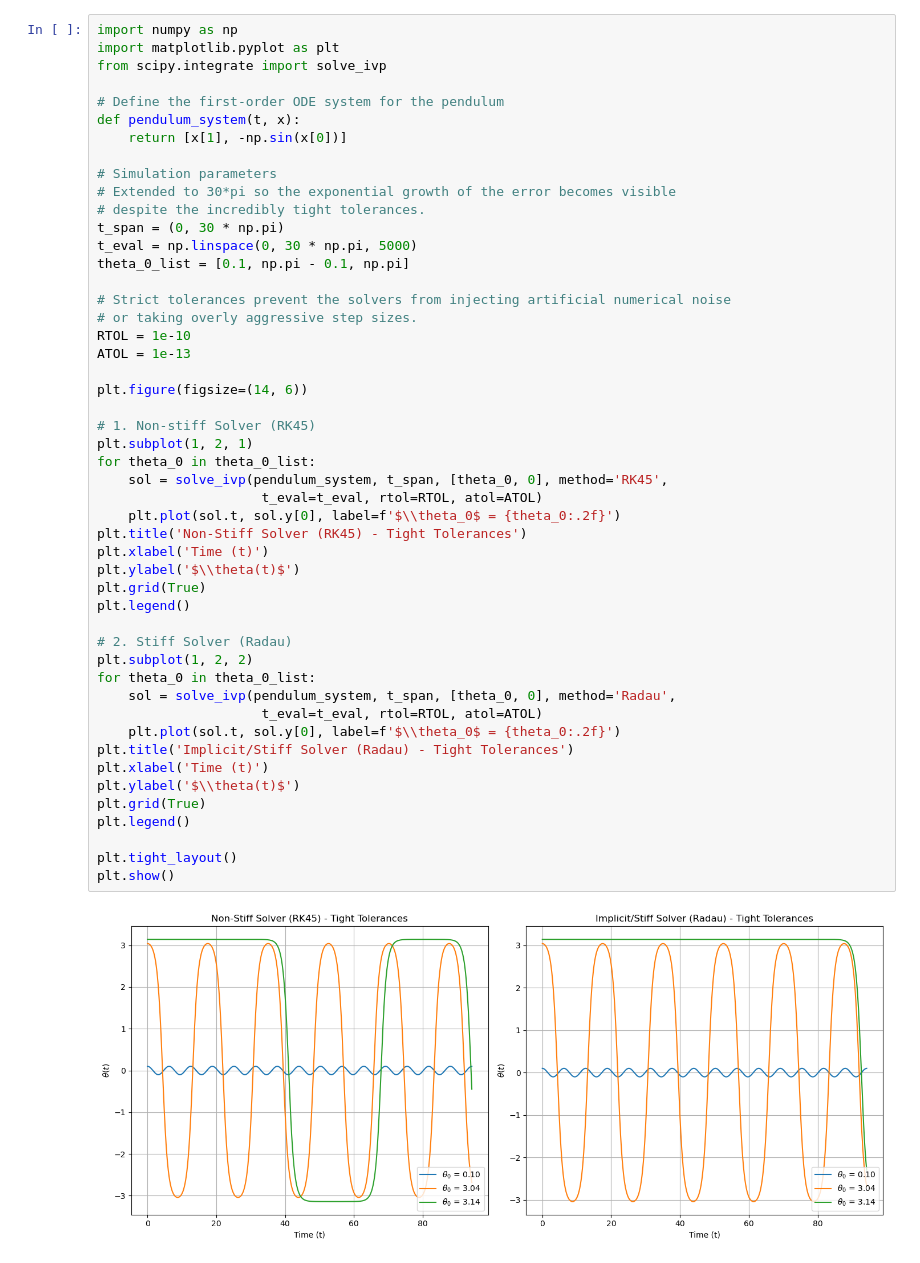
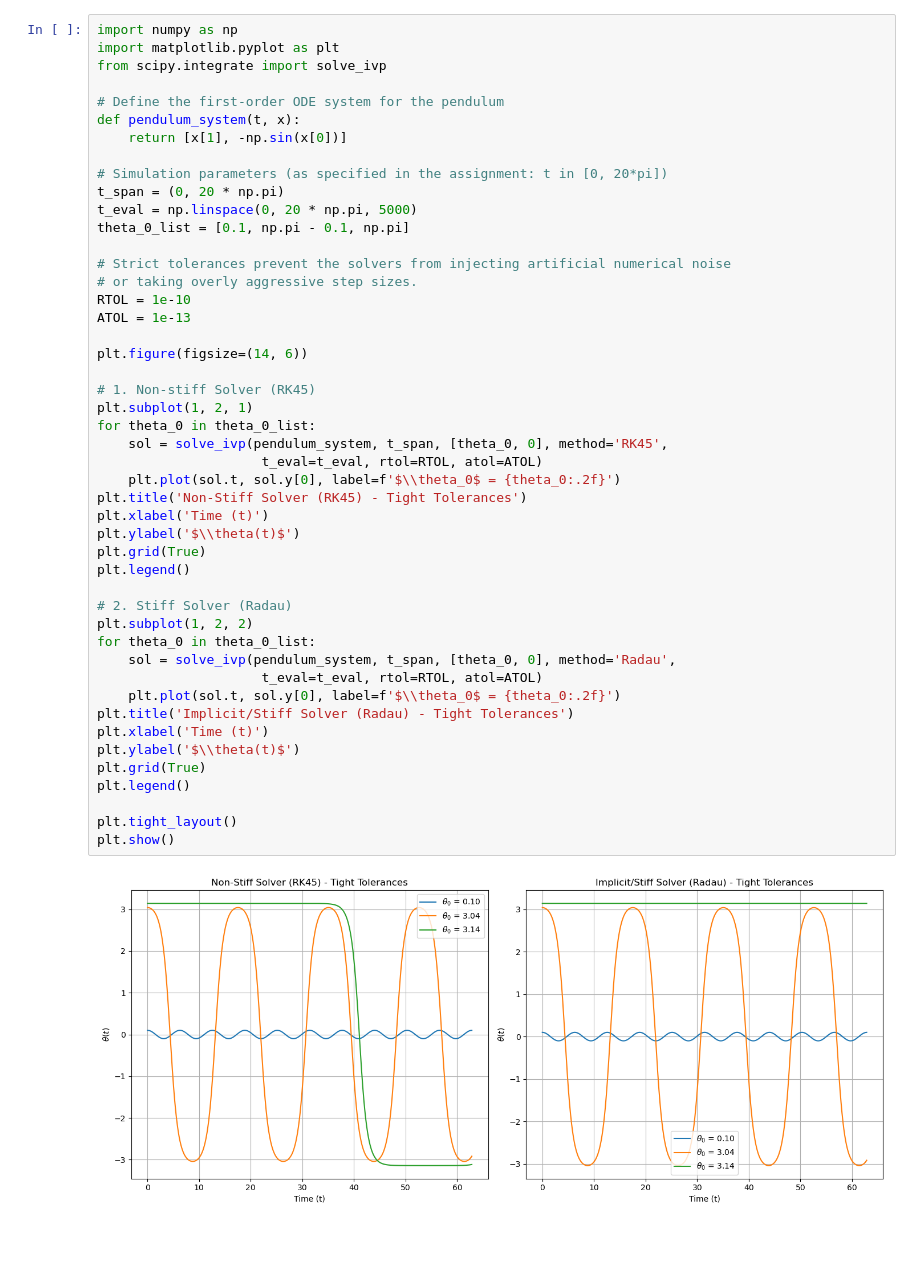
Before and after one commit to aaudreyyeung/harvardam115, a Jupyter notebook: Week2/Problem3.ipynb, the cells around one changed output. Saved outputs shown, nothing was run; the diff lists cells and outputs as text.

```diff
--- a/Week2/Problem3.ipynb
+++ b/Week2/Problem3.ipynb
@@ -7,11 +7,9 @@ from scipy.integrate import solve_ivp
 def pendulum_system(t, x):
     return [x[1], -np.sin(x[0])]
 
-# Simulation parameters
-# Extended to 30*pi so the exponential growth of the error becomes visible
-# despite the incredibly tight tolerances.
-t_span = (0, 30 * np.pi)
-t_eval = np.linspace(0, 30 * np.pi, 5000)
+# Simulation parameters (as specified in the assignment: t in [0, 20*pi])
+t_span = (0, 20 * np.pi)
+t_eval = np.linspace(0, 20 * np.pi, 5000)
 theta_0_list = [0.1, np.pi - 0.1, np.pi]
 
 # Strict tolerances prevent the solvers from injecting artificial numerical noise
@@ -21,31 +19,31 @@ ATOL = 1e-13
 
 plt.figure(figsize=(14, 6))
 
 # 1. Non-stiff Solver (RK45)
 plt.subplot(1, 2, 1)
 for theta_0 in theta_0_list:
     sol = solve_ivp(pendulum_system, t_span, [theta_0, 0], method='RK45',
                      t_eval=t_eval, rtol=RTOL, atol=ATOL)
     plt.plot(sol.t, sol.y[0], label=f'$\\theta_0$ = {theta_0:.2f}')
 plt.title('Non-Stiff Solver (RK45) - Tight Tolerances')
 plt.xlabel('Time (t)')
 plt.ylabel('$\\theta(t)$')
 plt.grid(True)
 plt.legend()
 
 # 2. Stiff Solver (Radau)
 plt.subplot(1, 2, 2)
 for theta_0 in theta_0_list:
     sol = solve_ivp(pendulum_system, t_span, [theta_0, 0], method='Radau',
                      t_eval=t_eval, rtol=RTOL, atol=ATOL)
     plt.plot(sol.t, sol.y[0], label=f'$\\theta_0$ = {theta_0:.2f}')
 plt.title('Implicit/Stiff Solver (Radau) - Tight Tolerances')
 plt.xlabel('Time (t)')
 plt.ylabel('$\\theta(t)$')
 plt.grid(True)
 plt.legend()
 
 plt.tight_layout()
 plt.show()
 # %% [output]
-[figure, old version]
+[figure, new version]
```
